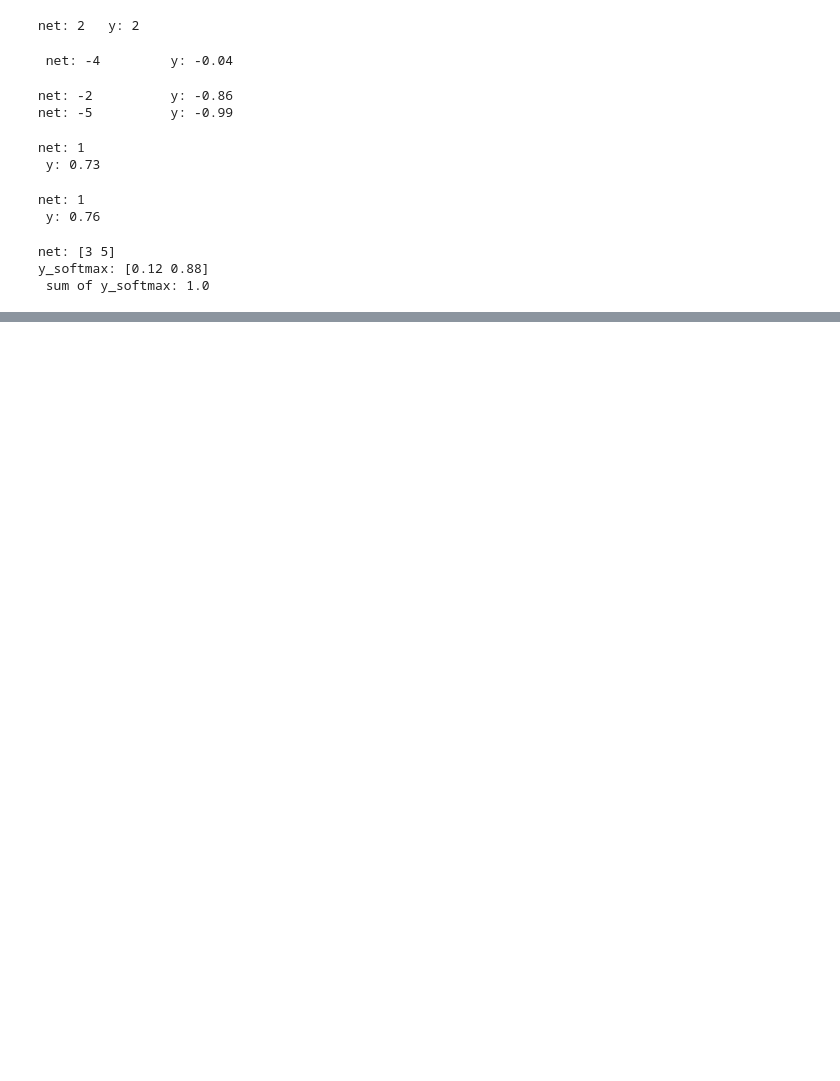
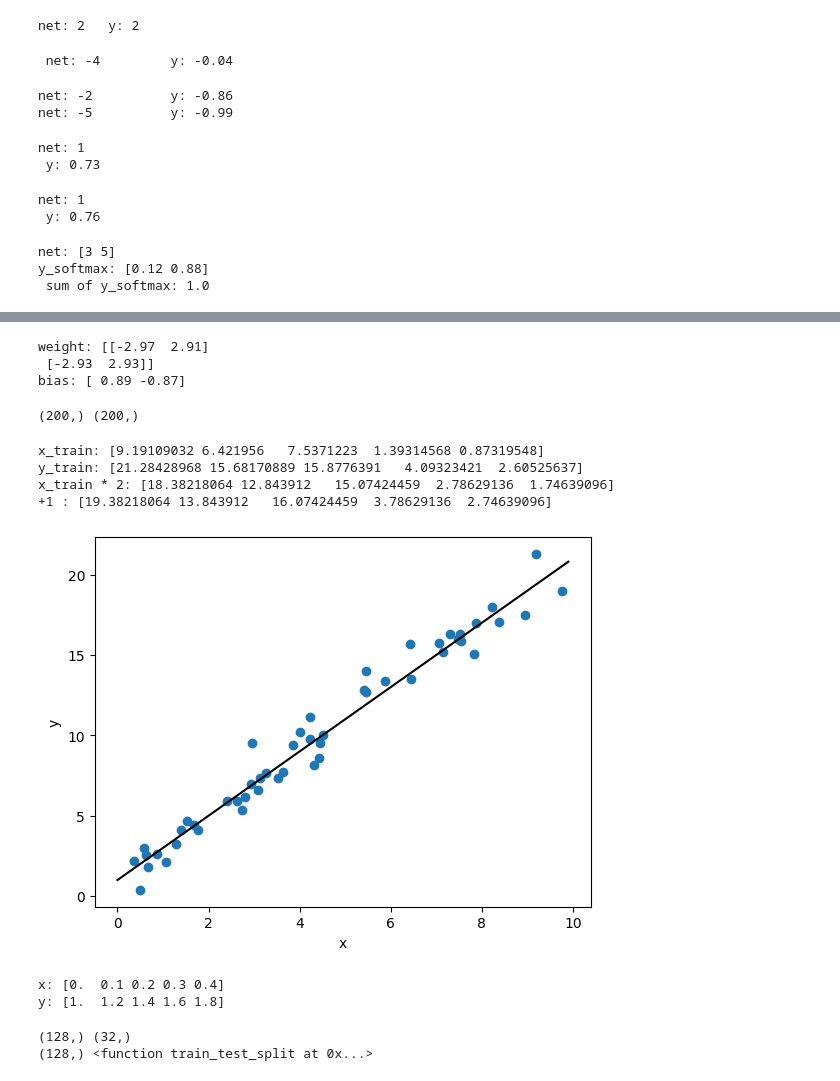
Before and after one commit to won-hj/deep-learning, a Jupyter notebook: 신경망을_활용한_딥러닝_실습.ipynb, the cells around one changed output, grey strips where cells are left out. Saved outputs shown, nothing was run; the diff lists cells and outputs as text; code cells hidden in the pictures; blank space fills up the shorter version.

```diff
--- a/신경망을_활용한_딥러닝_실습.ipynb
+++ b/신경망을_활용한_딥러닝_실습.ipynb
@@ -318,0 +514,9 @@ y_softmax: [0.12 0.88]
+# %%
+weights, bias = model.layers[0].get_weights()
+
+print(f'weight: {weights.round(2)}')
+print(f'bias: {bias.round(2)}')
+# %% [output]
+weight: [[-2.97  2.91]
+ [-2.93  2.93]]
+bias: [ 0.89 -0.87]
@@ -318,0 +533,46 @@ y_softmax: [0.12 0.88]
+# %%
+np.random.seed(77)
+x_train = np.random.uniform(0, 10, 200) #0~ 10의 균등 분포 랜덤값 200개
+y_train = 2 * x_train + 1 + np.random.randn(200) # 정규 분포 랜덤값 200개
+
+print(x_train.shape, y_train.shape)
+# %% [output]
+(200,) (200,)
+# %%
+print(f'x_train: {x_train[:5]} \ny_train: {y_train[:5]}')
+print(f'x_train * 2: {x_train[:5]*2} \n+1 : {x_train[:5]*2+1}')
+# %% [output]
+x_train: [9.19109032 6.421956   7.5371223  1.39314568 0.87319548]
+y_train: [21.28428968 15.68170889 15.8776391   4.09323421  2.60525637]
+x_train * 2: [18.38218064 12.843912   15.07424459  2.78629136  1.74639096]
++1 : [19.38218064 13.843912   16.07424459  3.78629136  2.74639096]
+# %%
+x = np.arange(0, 10, 0.1)
+y = 2 * x + 1
+
+plt.scatter(x_train[:50], y_train[:50])
+plt.plot(x, y, color='black')
+plt.xlabel('x')
+plt.ylabel('y')
+
+plt.show()
+# %% [output]
+[figure, added]
+# %%
+print(f'x: {x[:5]}\ny: {y[:5]}')
+# %% [output]
+x: [0.  0.1 0.2 0.3 0.4]
+y: [1.  1.2 1.4 1.6 1.8]
+# %%
+# 학습 데이터/테스트 데이터 분할
+x_train, x_test, y_train, y_test = train_test_split(
+    x_train, y_train,
+    test_size=0.2, #분할 비율
+    random_state=77
+)
+
+print(x_train.shape, x_test.shape)
+print(y_train.shape, train_test_split)
+# %% [output]
+(128,) (32,)
+(128,) <function train_test_split at 0x...>
```
Also changed, not shown: parts of 34 cells of this notebook.
